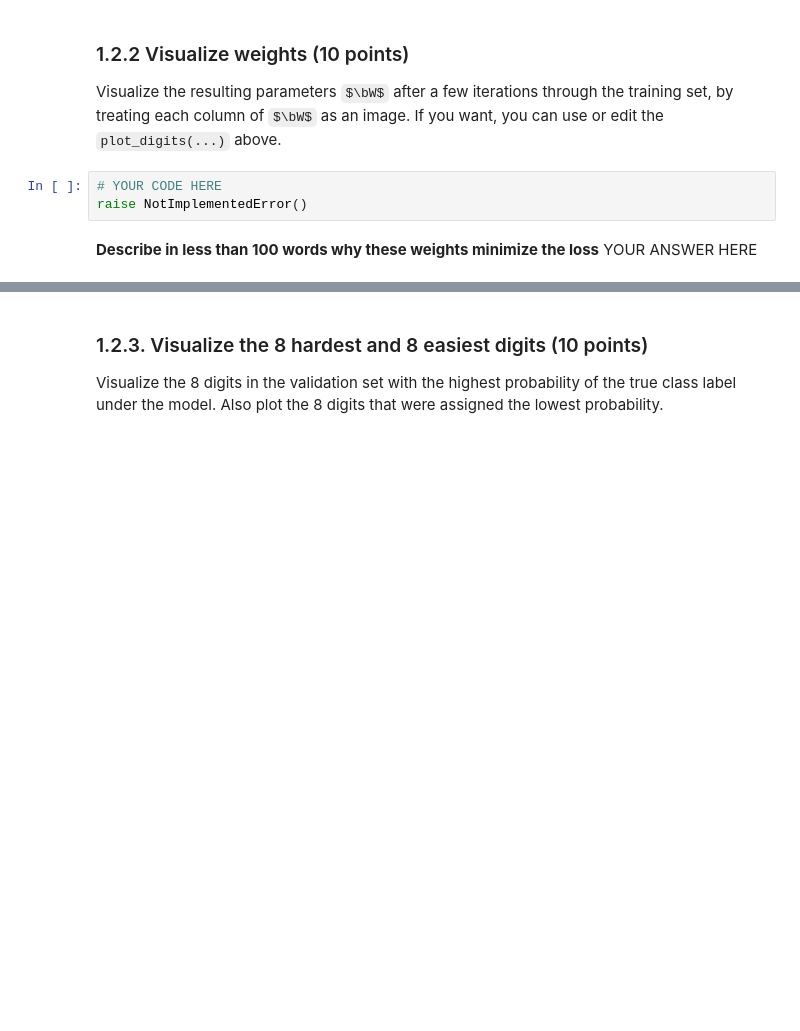
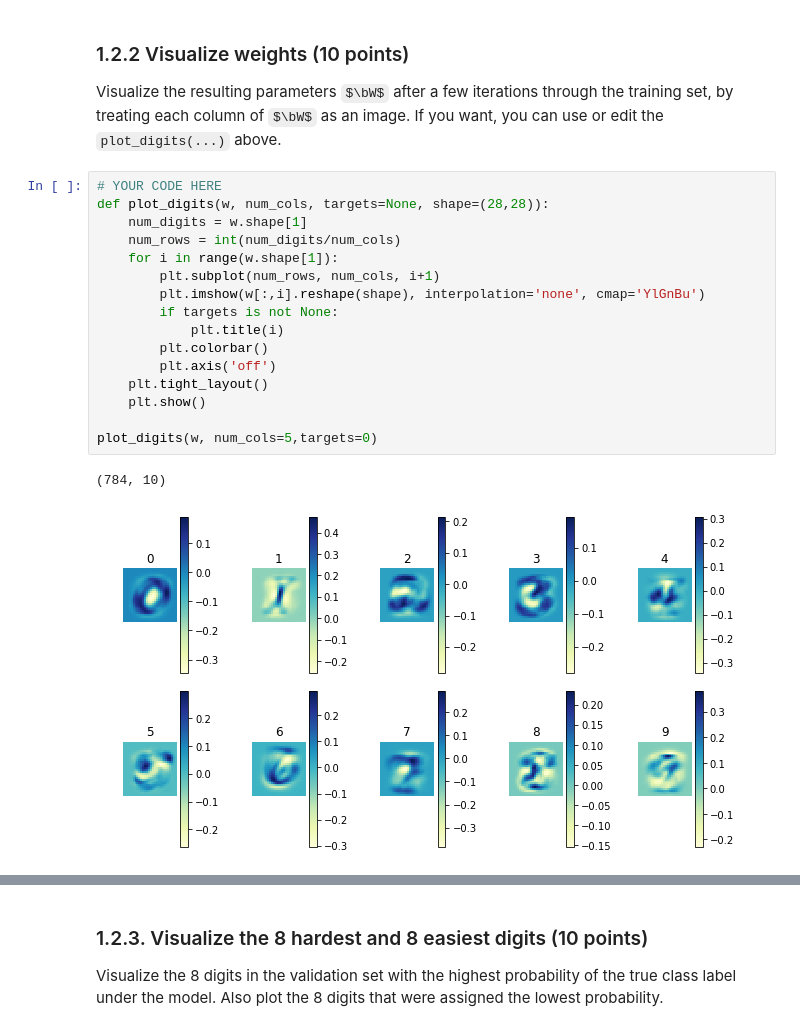
Before and after one commit to ML77777/ML1-18, a Jupyter notebook: Marvin/lab2.ipynb, the cells around one changed output, grey strips where cells are left out. Cells and saved outputs as stored; diff of their text form; some formulas as TeX source; blank space fills up the shorter version.

```diff
--- a/Marvin/lab2.ipynb
+++ b/Marvin/lab2.ipynb
@@ -469,9 +530,22 @@ w,b = test_sgd(x_train, t_train, x_valid, t_valid, w, b)
 # %% [markdown]
 ### 1.2.2 Visualize weights (10 points)
 Visualize the resulting parameters $\bW$ after a few iterations through the training set, by treating each column of $\bW$ as an image. If you want, you can use or edit the `plot_digits(...)` above.
-# %%
-# YOUR CODE HERE
-raise NotImplementedError()
-# %% [markdown]
-**Describe in less than 100 words why these weights minimize the loss**
-YOUR ANSWER HERE
+# %%
+# YOUR CODE HERE
+def plot_digits(w, num_cols, targets=None, shape=(28,28)):
+    num_digits = w.shape[1]
+    num_rows = int(num_digits/num_cols)
+    for i in range(w.shape[1]):
+        plt.subplot(num_rows, num_cols, i+1)
+        plt.imshow(w[:,i].reshape(shape), interpolation='none', cmap='YlGnBu')
+        if targets is not None:
+            plt.title(i)
+        plt.colorbar()
+        plt.axis('off')
+    plt.tight_layout()
+    plt.show()
+
+plot_digits(w, num_cols=5,targets=0)
+# %% [output]
+(784, 10)
+[figure, added]
```
Also changed, not shown: parts of 11 cells of this notebook.
